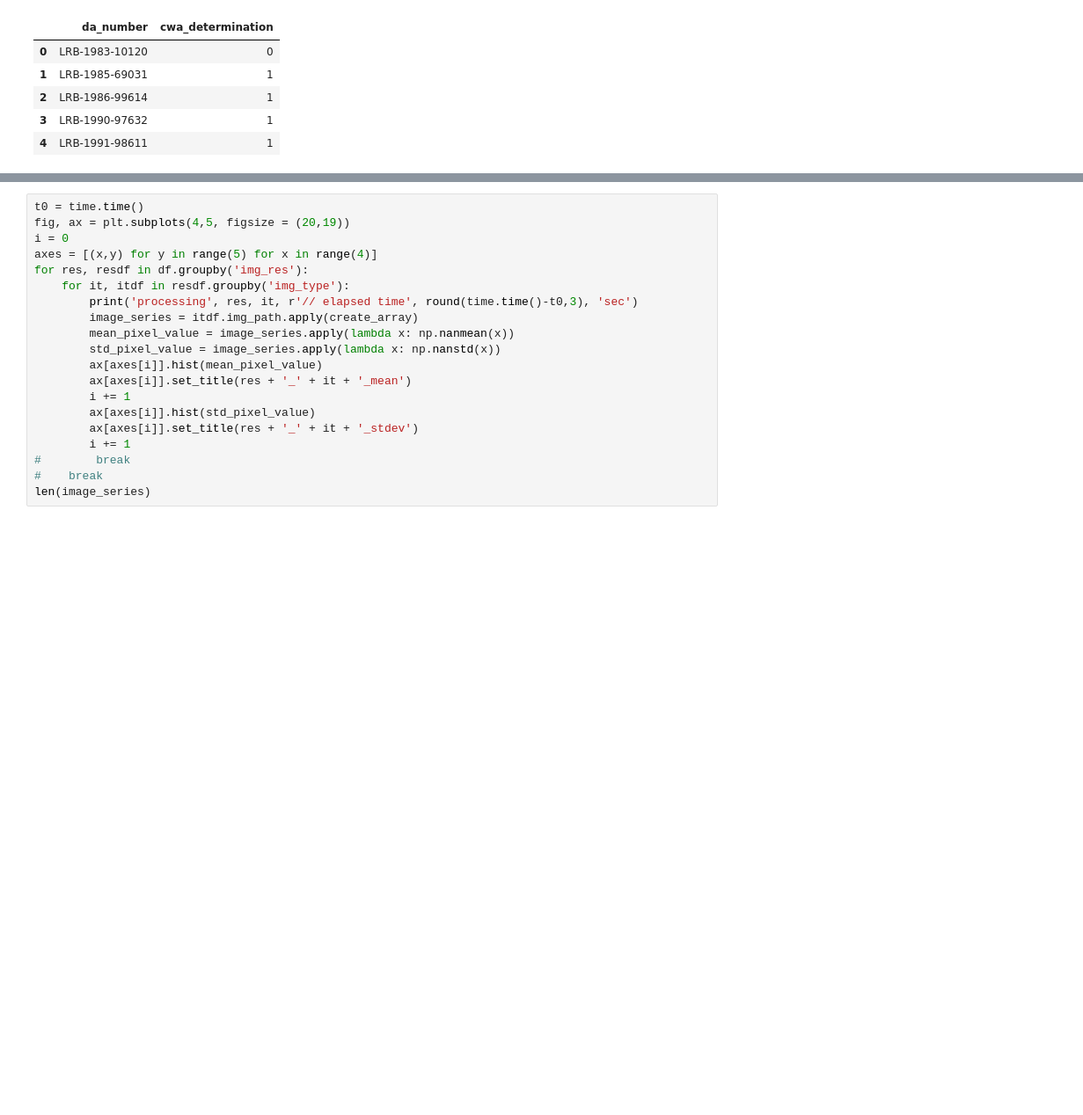
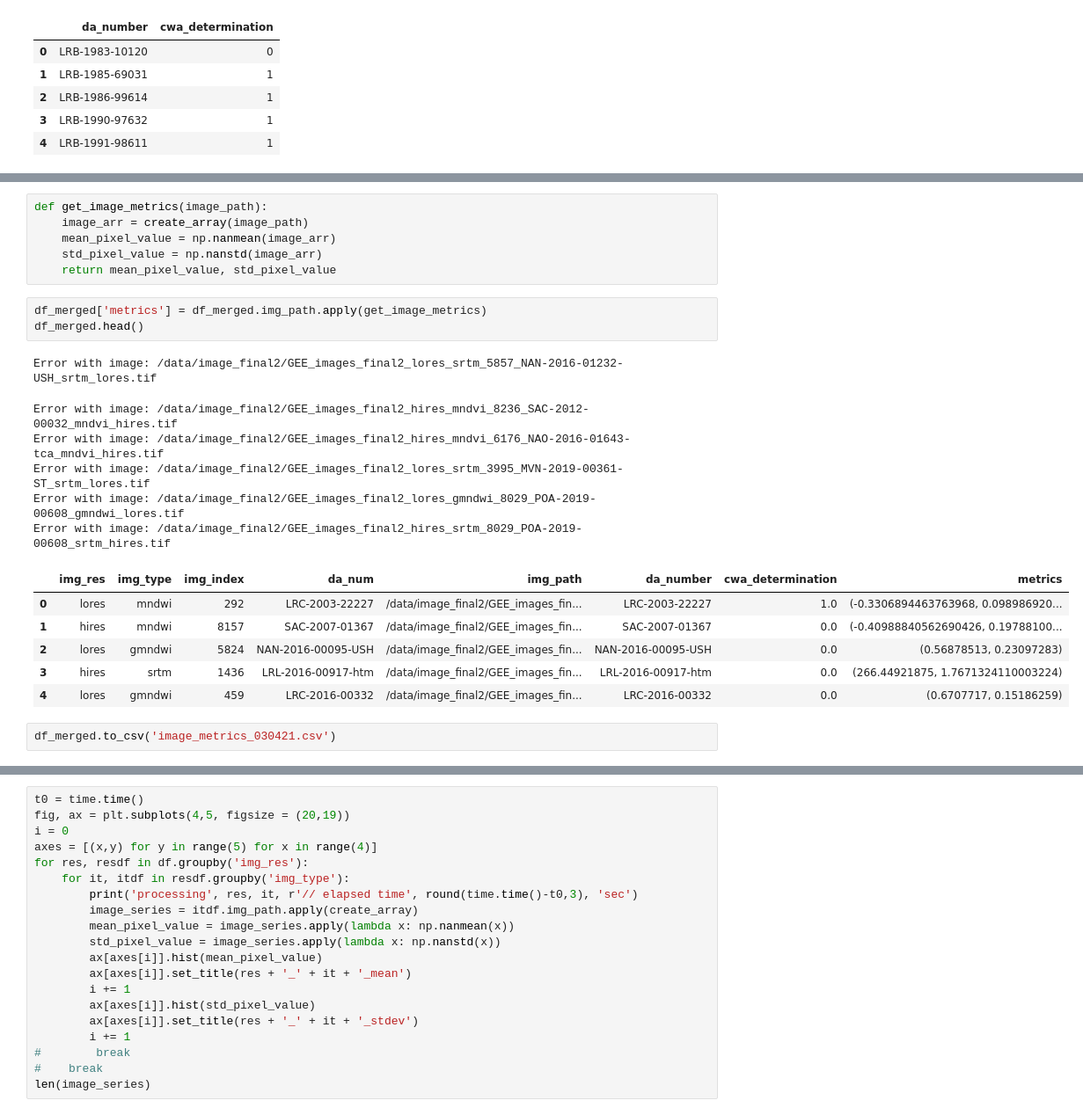
Before and after one commit to jgaustad/pollutemenot-ai, a Jupyter notebook: neural_test_aws3.ipynb, the cells around one changed output, grey strips where cells are left out. Shown at 88% size. Drawn from its saved outputs; the diff is of its cells as text; blank space fills up the shorter version.

Commit message:
adding csv with image metrics

```diff
--- a/neural_test_aws3.ipynb
+++ b/neural_test_aws3.ipynb
@@ -155,3 +170,27 @@ df_merged.head()
+# %%
+def get_image_metrics(image_path):
+    image_arr = create_array(image_path)
+    mean_pixel_value = np.nanmean(image_arr)
+    std_pixel_value = np.nanstd(image_arr)
+    return mean_pixel_value, std_pixel_value
+# %%
+df_merged['metrics'] = df_merged.img_path.apply(get_image_metrics)
+df_merged.head()
+# %% [output]
+Error with image: /data/image_final2/GEE_images_final2_lores_srtm_5857_NAN-2016-01232-USH_srtm_lores.tif
+Error with image: /data/image_final2/GEE_images_final2_hires_mndvi_8236_SAC-2012-00032_mndvi_hires.tif
+Error with image: /data/image_final2/GEE_images_final2_hires_mndvi_6176_NAO-2016-01643-tca_mndvi_hires.tif
+Error with image: /data/image_final2/GEE_images_final2_lores_srtm_3995_MVN-2019-00361-ST_srtm_lores.tif
+Error with image: /data/image_final2/GEE_images_final2_lores_gmndwi_8029_POA-2019-00608_gmndwi_lores.tif
+Error with image: /data/image_final2/GEE_images_final2_hires_srtm_8029_POA-2019-00608_srtm_hires.tif
+|  | img_res | img_type | img_index | da_num | img_path | da_number | cwa_determination | metrics |
+| 0 | lores | mndwi | 292 | LRC-2003-22227 | /data/image_final2/GEE_images_fin... | LRC-2003-22227 | 1.0 | (-0.3306894463763968, 0.098986920... |
+| 1 | hires | mndwi | 8157 | SAC-2007-01367 | /data/image_final2/GEE_images_fin... | SAC-2007-01367 | 0.0 | (-0.40988840562690426, 0.19788100... |
+| 2 | lores | gmndwi | 5824 | NAN-2016-00095-USH | /data/image_final2/GEE_images_fin... | NAN-2016-00095-USH | 0.0 | (0.56878513, 0.23097283) |
+| 3 | hires | srtm | 1436 | LRL-2016-00917-htm | /data/image_final2/GEE_images_fin... | LRL-2016-00917-htm | 0.0 | (266.44921875, 1.7671324110003224) |
+| 4 | lores | gmndwi | 459 | LRC-2016-00332 | /data/image_final2/GEE_images_fin... | LRC-2016-00332 | 0.0 | (0.6707717, 0.15186259) |
+# %%
+df_merged.to_csv('image_metrics_030421.csv')
 # %%
 img_sum_list = []
 for da, dadf in df.groupby('da_num'):
```
Also changed, not shown: parts of 10 cells of this notebook, 1 other file.
